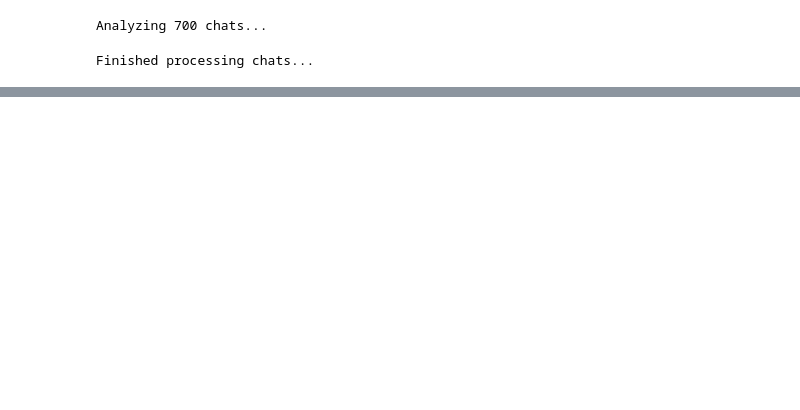
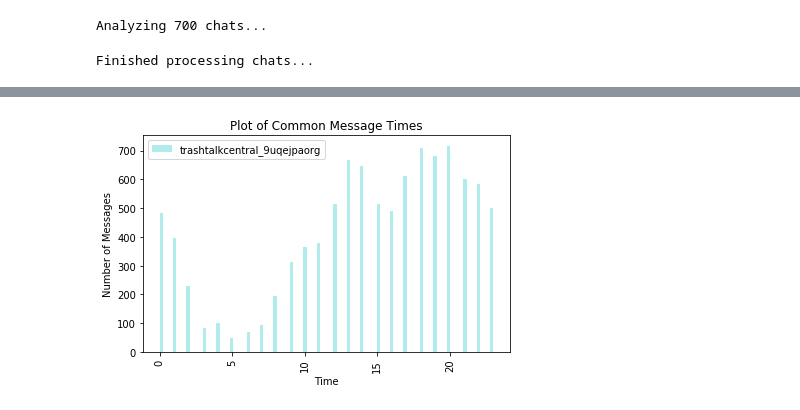
Before and after one commit to ypark926/HCSBootcamps2020, a Jupyter notebook: Bootcamp1/facebook-message-analyzer.ipynb, the cells around one changed output, grey strips where cells are left out. Cells and saved outputs as stored; diff of their text form; code cells hidden in the pictures; blank space fills up the shorter version.

```diff
--- a/Bootcamp1/facebook-message-analyzer.ipynb
+++ b/Bootcamp1/facebook-message-analyzer.ipynb
@@ -220,4 +228,6 @@ def message_times(chat_number):
     pl.tight_layout()
     pl.show()
 # %%
-message_times(3)
+message_times(2)
+# %% [output]
+[figure, added]
```
Also changed, not shown: parts of 5 cells of this notebook.
